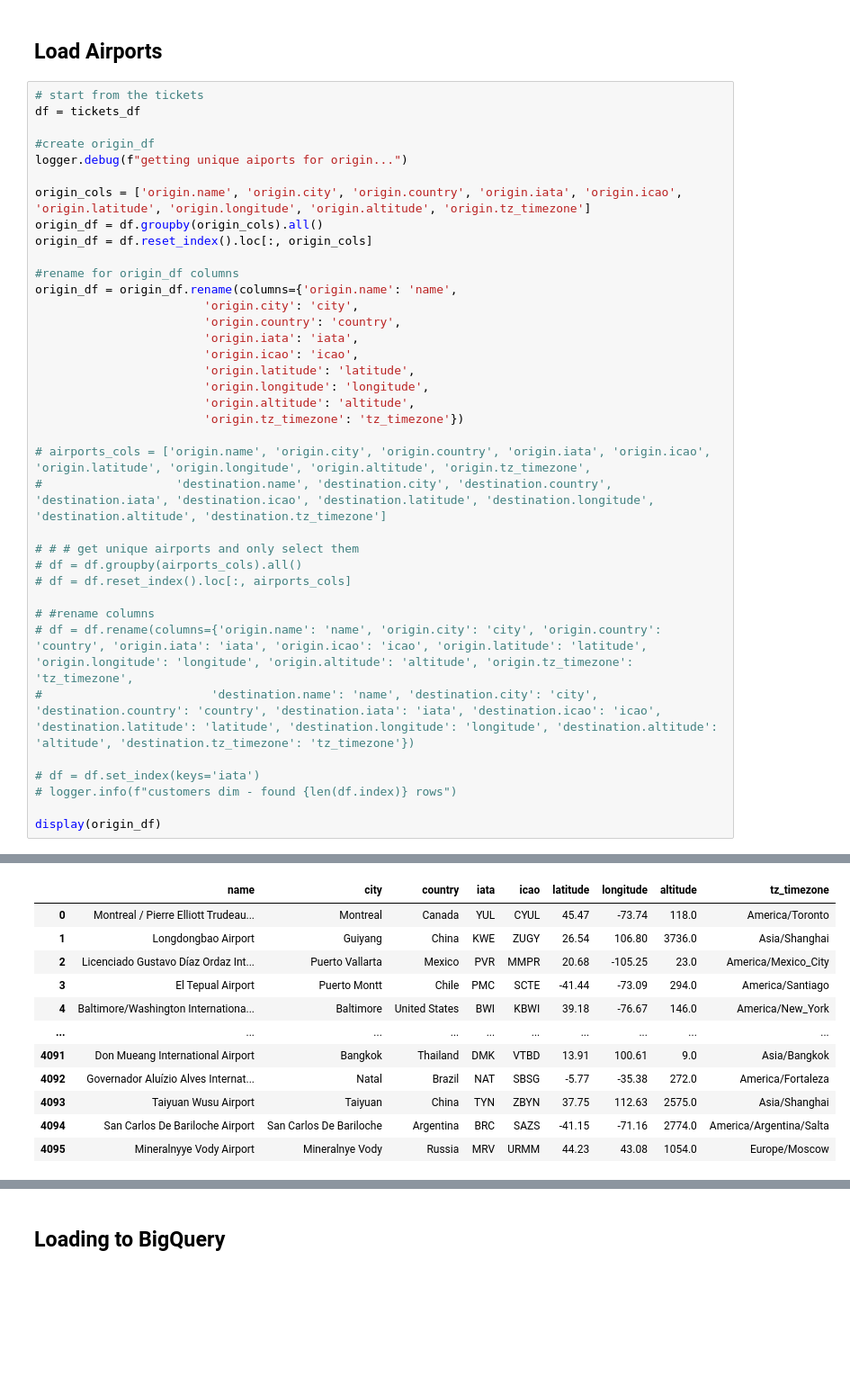
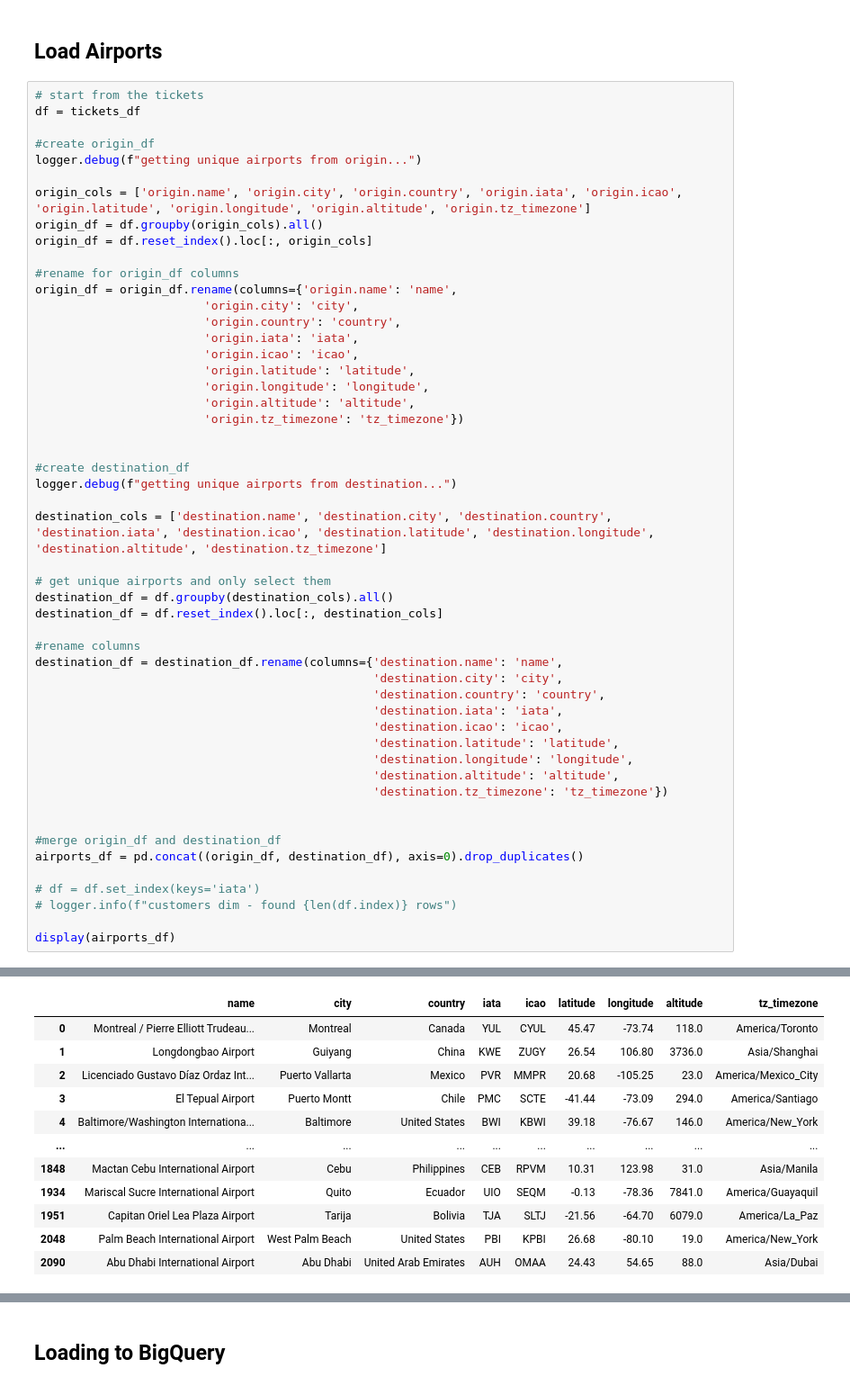
Before and after one commit to ChloeL6/data-modeling, a Jupyter notebook: load_dims.ipynb, the cells around one changed output, grey strips where cells are left out. Shown: that part at 90% size. Saved outputs shown, nothing was run; the diff lists cells and outputs as text; blank space fills up the shorter version.

Commit message:
Merge destination and origin df

```diff
--- a/load_dims.ipynb
+++ b/load_dims.ipynb
@@ -242,7 +242,7 @@ logger.info(f"loaded airlines dim")
 df = tickets_df
 
 #create origin_df
-logger.debug(f"getting unique aiports for origin...")
+logger.debug(f"getting unique airports from origin...")
 
 origin_cols = ['origin.name', 'origin.city', 'origin.country', 'origin.iata', 'origin.icao', 'origin.latitude', 'origin.longitude', 'origin.altitude', 'origin.tz_timezone']
 origin_df = df.groupby(origin_cols).all()
@@ -259,19 +259,33 @@ origin_df = origin_df.rename(columns={'origin.name': 'name',
                         'origin.altitude': 'altitude',
                         'origin.tz_timezone': 'tz_timezone'})
 
-# airports_cols = ['origin.name', 'origin.city', 'origin.country', 'origin.iata', 'origin.icao', 'origin.latitude', 'origin.longitude', 'origin.altitude', 'origin.tz_timezone',
-#                   'destination.name', 'destination.city', 'destination.country', 'destination.iata', 'destination.icao', 'destination.latitude', 'destination.longitude', 'destination.altitude', 'destination.tz_timezone']
 
-# # # get unique airports and only select them
-# df = df.groupby(airports_cols).all()
-# df = df.reset_index().loc[:, airports_cols]
+#create destination_df
+logger.debug(f"getting unique airports from destination...")
 
-# #rename columns
-# df = df.rename(columns={'origin.name': 'name', 'origin.city': 'city', 'origin.country': 'country', 'origin.iata': 'iata', 'origin.icao': 'icao', 'origin.latitude': 'latitude', 'origin.longitude': 'longitude', 'origin.altitude': 'altitude', 'origin.tz_timezone': 'tz_timezone',
-#                        'destination.name': 'name', 'destination.city': 'city', 'destination.country': 'country', 'destination.iata': 'iata', 'destination.icao': 'icao', 'destination.latitude': 'latitude', 'destination.longitude': 'longitude', 'destination.altitude': 'altitude', 'destination.tz_timezone': 'tz_timezone'})
+destination_cols = ['destination.name', 'destination.city', 'destination.country', 'destination.iata', 'destination.icao', 'destination.latitude', 'destination.longitude', 'destination.altitude', 'destination.tz_timezone']
+
+# get unique airports and only select them
+destination_df = df.groupby(destination_cols).all()
+destination_df = df.reset_index().loc[:, destination_cols]
+
+#rename columns
+destination_df = destination_df.rename(columns={'destination.name': 'name',
+                                                'destination.city': 'city',
+                                                'destination.country': 'country',
+                                                'destination.iata': 'iata',
+                                                'destination.icao': 'icao',
+                                                'destination.latitude': 'latitude',
+                                                'destination.longitude': 'longitude',
+                                                'destination.altitude': 'altitude',
+                                                'destination.tz_timezone': 'tz_timezone'})
+
+
+#merge origin_df and destination_df
+airports_df = pd.concat((origin_df, destination_df), axis=0).drop_duplicates()
 
 # df = df.set_index(keys='iata')
 # logger.info(f"customers dim - found {len(df.index)} rows")
 
-display(origin_df)
+display(airports_df)
 # %% [output]
@@ -279,12 +294,12 @@ display(origin_df)
 |  | name | city | country | iata | icao | latitude | longitude | altitude | tz_timezone |
 | 0 | Montreal / Pierre Elliott Trudeau... | Montreal | Canada | YUL | CYUL | 45.47 | -73.74 | 118.0 | America/Toronto |
 | 1 | Longdongbao Airport | Guiyang | China | KWE | ZUGY | 26.54 | 106.80 | 3736.0 | Asia/Shanghai |
 | 2 | Licenciado Gustavo Díaz Ordaz Int... | Puerto Vallarta | Mexico | PVR | MMPR | 20.68 | -105.25 | 23.0 | America/Mexico_City |
 | 3 | El Tepual Airport | Puerto Montt | Chile | PMC | SCTE | -41.44 | -73.09 | 294.0 | America/Santiago |
 | 4 | Baltimore/Washington Internationa... | Baltimore | United States | BWI | KBWI | 39.18 | -76.67 | 146.0 | America/New_York |
 | ... | ... | ... | ... | ... | ... | ... | ... | ... | ... |
-| 4091 | Don Mueang International Airport | Bangkok | Thailand | DMK | VTBD | 13.91 | 100.61 | 9.0 | Asia/Bangkok |
-| 4092 | Governador Aluízio Alves Internat... | Natal | Brazil | NAT | SBSG | -5.77 | -35.38 | 272.0 | America/Fortaleza |
-| 4093 | Taiyuan Wusu Airport | Taiyuan | China | TYN | ZBYN | 37.75 | 112.63 | 2575.0 | Asia/Shanghai |
-| 4094 | San Carlos De Bariloche Airport | San Carlos De Bariloche | Argentina | BRC | SAZS | -41.15 | -71.16 | 2774.0 | America/Argentina/Salta |
-| 4095 | Mineralnyye Vody Airport | Mineralnye Vody | Russia | MRV | URMM | 44.23 | 43.08 | 1054.0 | Europe/Moscow |
+| 1848 | Mactan Cebu International Airport | Cebu | Philippines | CEB | RPVM | 10.31 | 123.98 | 31.0 | Asia/Manila |
+| 1934 | Mariscal Sucre International Airport | Quito | Ecuador | UIO | SEQM | -0.13 | -78.36 | 7841.0 | America/Guayaquil |
+| 1951 | Capitan Oriel Lea Plaza Airport | Tarija | Bolivia | TJA | SLTJ | -21.56 | -64.70 | 6079.0 | America/La_Paz |
+| 2048 | Palm Beach International Airport | West Palm Beach | United States | PBI | KPBI | 26.68 | -80.10 | 19.0 | America/New_York |
+| 2090 | Abu Dhabi International Airport | Abu Dhabi | United Arab Emirates | AUH | OMAA | 24.43 | 54.65 | 88.0 | Asia/Dubai |
```
Also changed, not shown: parts of 6 cells of this notebook.
